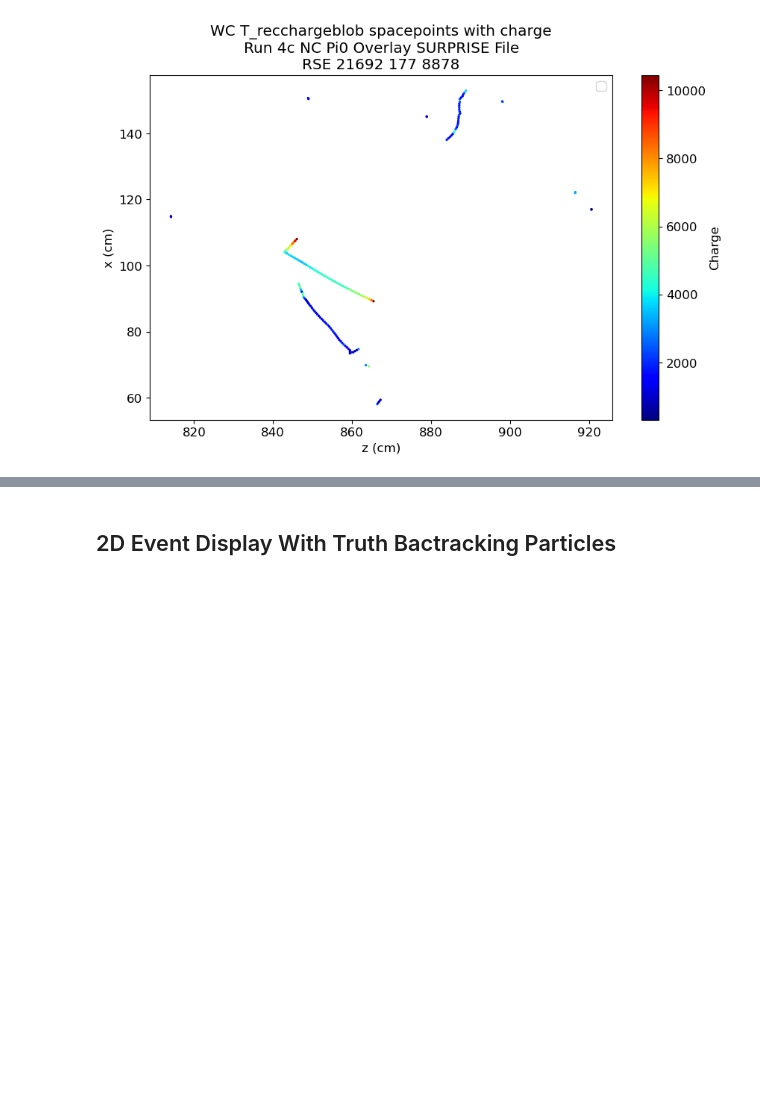
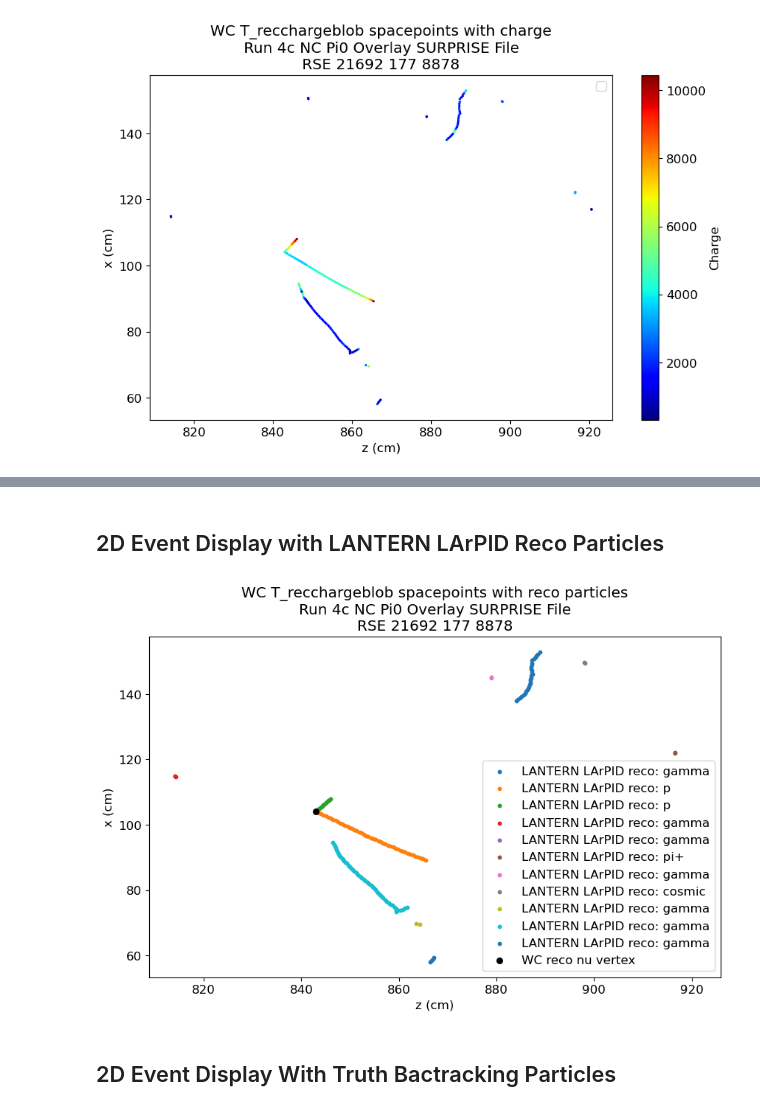
Before and after one commit to leehagaman/wc_ntuple_tutorial, a Jupyter notebook: tutorial.ipynb, the cells around one changed output, grey strips where cells are left out. Saved outputs shown, nothing was run; the diff lists cells and outputs as text; code cells hidden in the pictures; blank space fills up the shorter version.

```diff
--- a/tutorial.ipynb
+++ b/tutorial.ipynb
@@ -436,3 +447,42 @@ plt.show()
+# %% [markdown]
+## 2D Event Display with LANTERN LArPID Reco Particles
+# %%
+real_cluster_ids = one_event_df["wc_Trecchargeblob_spacepoints_real_cluster_id"].to_numpy()[0]
+unique_real_cluster_ids = np.unique(real_cluster_ids)
+
+pf_ids = one_event_df["wc_reco_id"].to_numpy()[0]
+pf_pdgs = one_event_df["wc_reco_larpid_pdg"].to_numpy()[0]
+
+plt.figure(figsize=(10, 6))
+for unique_real_cluster_id in unique_real_cluster_ids:
+
+    if unique_real_cluster_id not in pf_ids:
+        continue
+
+    spacepoint_mask = unique_real_cluster_id == real_cluster_ids
+
+    curr_xs = one_event_df["wc_Trecchargeblob_spacepoints_x"].to_numpy()[0][spacepoint_mask]
+    curr_ys = one_event_df["wc_Trecchargeblob_spacepoints_y"].to_numpy()[0][spacepoint_mask]
+    curr_zs = one_event_df["wc_Trecchargeblob_spacepoints_z"].to_numpy()[0][spacepoint_mask]
+
+    curr_reco_pf_index = np.where(pf_ids == unique_real_cluster_id)[0][0]
+    curr_pdg = pf_pdgs[curr_reco_pf_index]
+    if curr_pdg == 0:
+        curr_particle_type = "cosmic"
+    else:
+        curr_particle_type = Particle.from_pdgid(curr_pdg).name
+
+    plt.scatter(curr_zs, curr_xs, s=10, label=f"LANTERN LArPID reco: {curr_particle_type}")
+
+plt.scatter(reco_vtx_z, reco_vtx_x, s=30, c="k", label="WC reco nu vertex")
+
+plt.legend()
+plt.xlabel("z (cm)")
+plt.ylabel("x (cm)")
+plt.title(f"WC T_recchargeblob spacepoints with reco particles\nRun 4c NC Pi0 Overlay SURPRISE File\nRSE {one_event_df['wc_run'].to_numpy()[0]} {one_event_df['wc_subrun'].to_numpy()[0]} {one_event_df['wc_event'].to_numpy()[0]}")
+plt.show()
+# %% [output]
+[figure, added]
 # %% [markdown]
 ## 2D Event Display With Truth Bactracking Particles
 # %%
```
Also changed, not shown: parts of 5 cells of this notebook, 1 other file.
